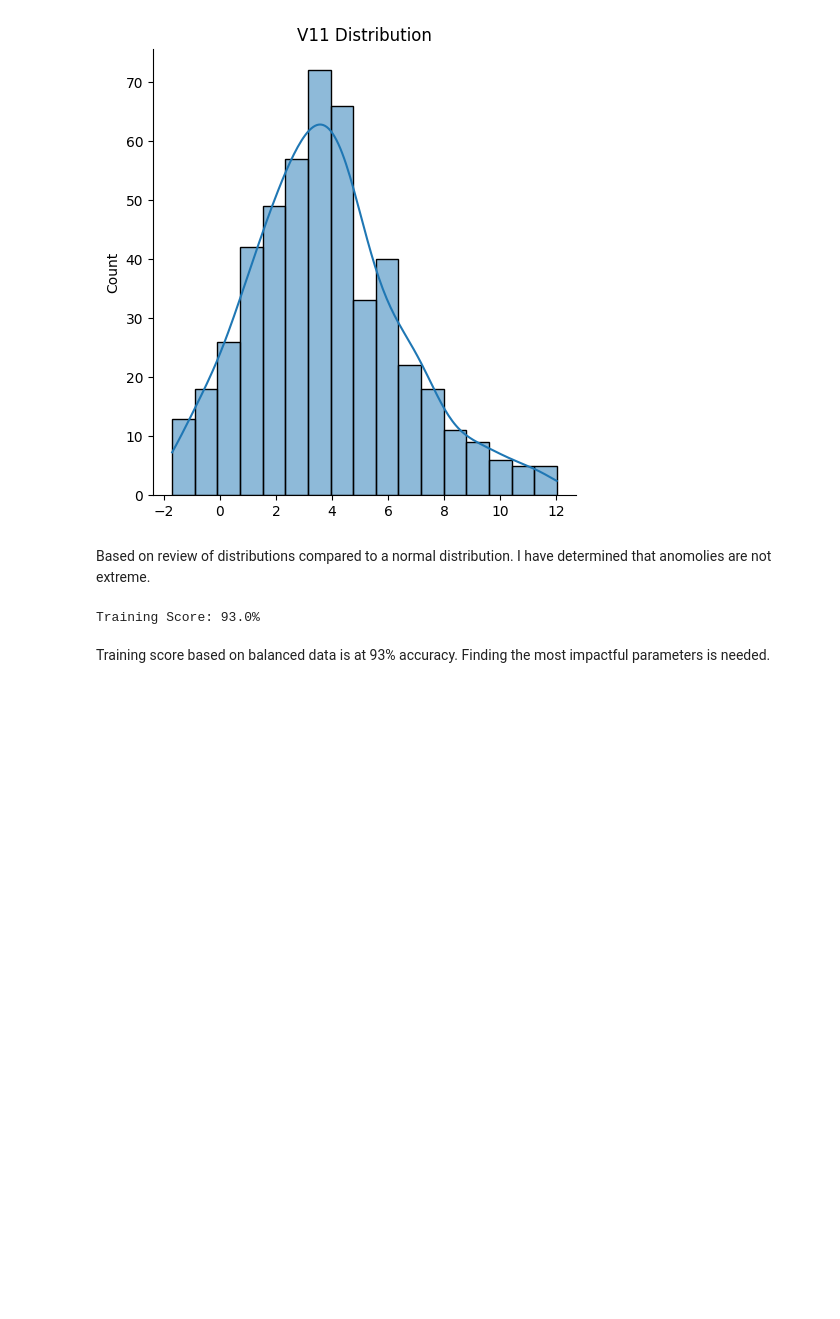
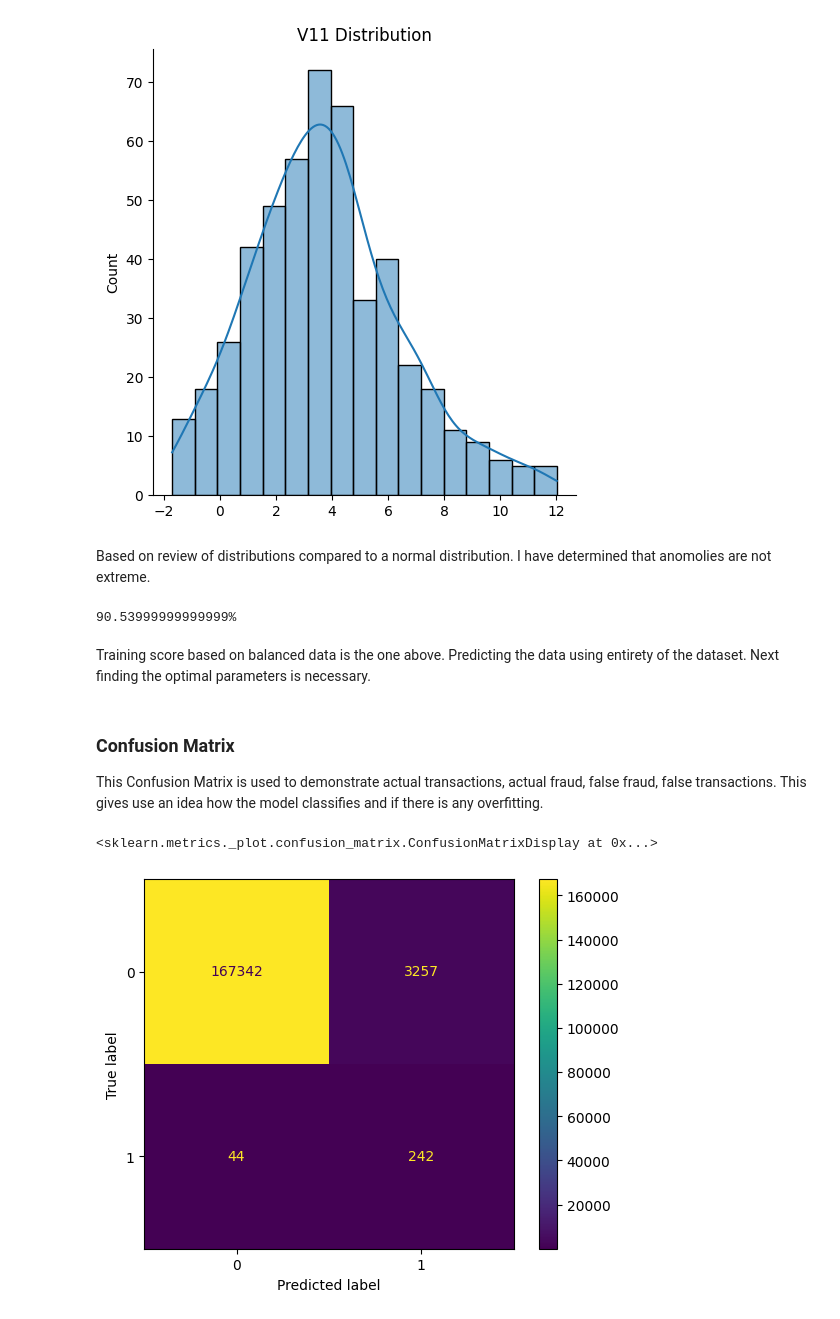
Before and after one commit to Khouriz/C964-CS-Capstone, a Jupyter notebook: application_notebook.ipynb, the cells around one changed output. Drawn from its saved outputs; the diff is of its cells as text; code cells hidden in the pictures; blank space fills up the shorter version.

Commit message:
model optimization, model export
optimized model using GridSearchCV. Tested the output to see if it was somewhat accurate.

```diff
--- a/application_notebook.ipynb
+++ b/application_notebook.ipynb
@@ -269,13 +246,39 @@ x_test = x_test.values
 y_train = y_train.values
 y_test = y_test.values
 
-logistic_regresion_model = LogisticRegression()
-logistic_regresion_model.fit(x_train, y_train)
+from sklearn.model_selection import GridSearchCV
 
-train_score = cross_val_score(logistic_regresion_model, x_train, y_train, cv=5)
-print(f"Training Score: {round(train_score.mean(), 2)*100}%")
+parameters = {
+    'C': [.001, .01, .1, 1, 10, 100],
+    "penalty": ['l2']
+}
+
+logistic_regresion_model = LogisticRegression(max_iter=1000)
+grid_search = GridSearchCV(logistic_regresion_model, parameters,scoring='accuracy')
+grid_search.fit(x_train, y_train)
+
+optimized_logistic_regression_model = grid_search.best_estimator_
+
+print(f'{round(optimized_logistic_regression_model.score(x_test, y_test),4)*100}%')
 # %% [output]
-Training Score: 93.0%
+90.53999999999999%
 # %% [markdown]
-Training score based on balanced data is at 93% accuracy.
-Finding the most impactful parameters is needed.
+Training score based on balanced data is the one above. Predicting the data using entirety of the dataset. Next finding the optimal parameters is necessary.
+# %%
+X = df.drop("Class", axis=1)
+Y = df["Class"]
+X_TRAIN, X_TEST, Y_TRAIN, Y_TEST = train_test_split(X,Y,train_size=.4, random_state=98)
+# %% [markdown]
+### Confusion Matrix
+This Confusion Matrix is used to demonstrate actual transactions, actual fraud, false fraud, false transactions. This gives use an idea how the model classifies and if there is any overfitting.
+# %%
+from sklearn.metrics import confusion_matrix, ConfusionMatrixDisplay
+Y_PRED = optimized_logistic_regression_model.predict(X_TEST)
+
+confus_matrix = confusion_matrix(y_true=Y_TEST, y_pred=Y_PRED)
+
+dis = ConfusionMatrixDisplay(confus_matrix)
+dis.plot()
+# %% [output]
+<sklearn.metrics._plot.confusion_matrix.ConfusionMatrixDisplay at 0x...>
+[figure, added]
```
Also changed, not shown: parts of 10 cells of this notebook, 1 other file.
